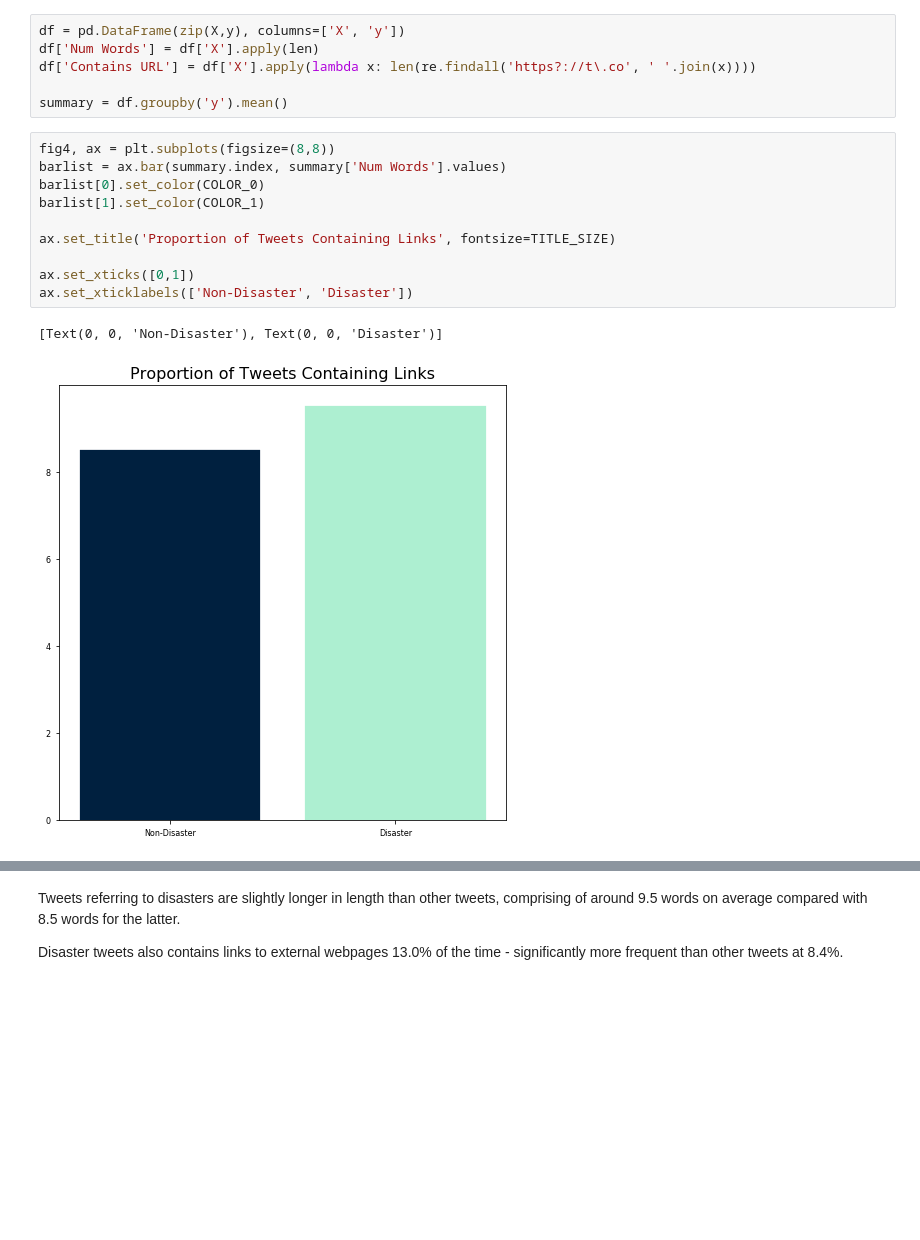
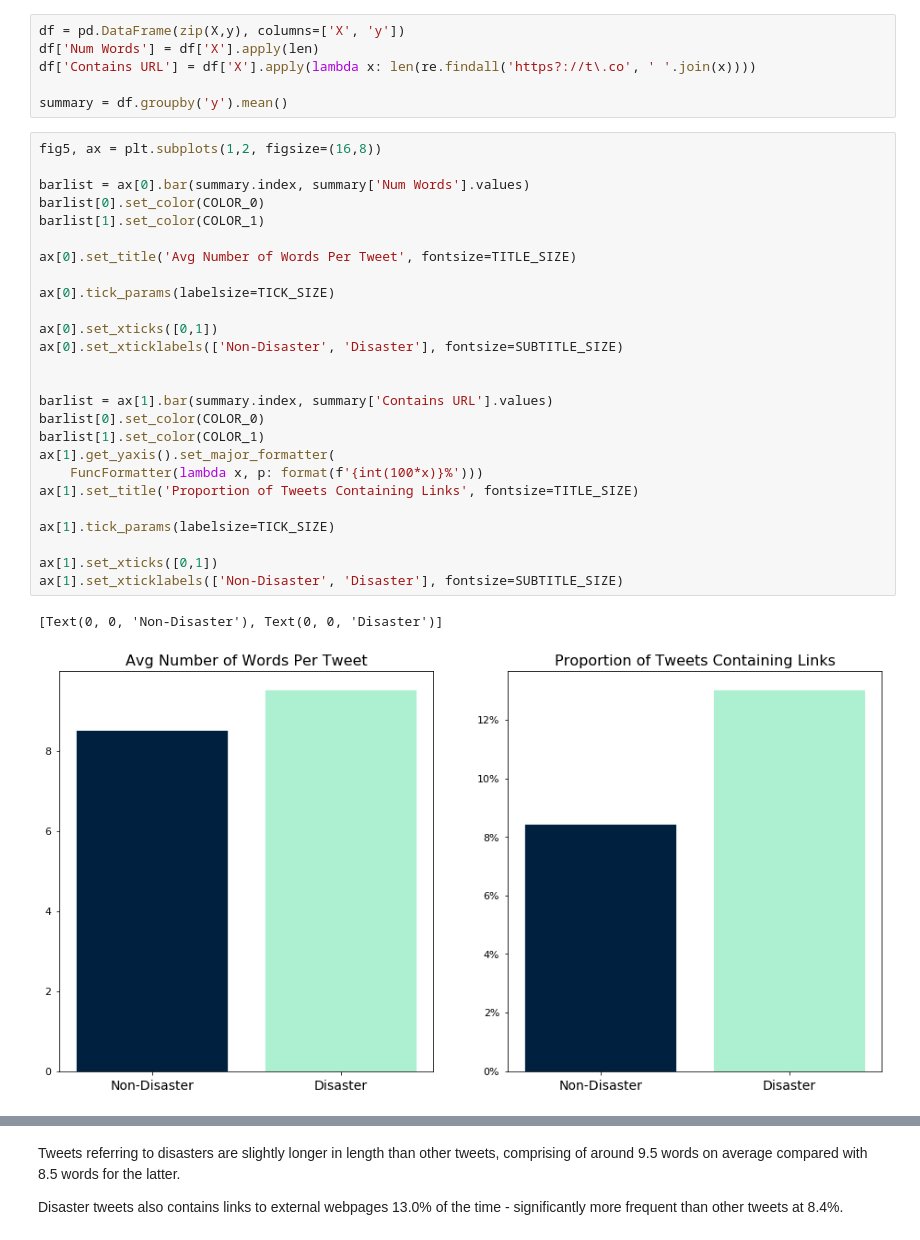
Before and after one commit to vegarab/aml-twitter-fakeornot, a Jupyter notebook: Notebooks/quantitative-stats.ipynb, the cells around one changed output, grey strips where cells are left out. Drawn from its saved outputs; the diff is of its cells as text; blank space fills up the shorter version.

```diff
--- a/Notebooks/quantitative-stats.ipynb
+++ b/Notebooks/quantitative-stats.ipynb
@@ -130,15 +136,31 @@ df['Contains URL'] = df['X'].apply(lambda x: len(re.findall('https?://t\.co', '
 
 summary = df.groupby('y').mean()
 # %%
-fig4, ax = plt.subplots(figsize=(8,8))
-barlist = ax.bar(summary.index, summary['Num Words'].values)
+fig5, ax = plt.subplots(1,2, figsize=(16,8))
+
+barlist = ax[0].bar(summary.index, summary['Num Words'].values)
 barlist[0].set_color(COLOR_0)
 barlist[1].set_color(COLOR_1)
 
-ax.set_title('Proportion of Tweets Containing Links', fontsize=TITLE_SIZE)
+ax[0].set_title('Avg Number of Words Per Tweet', fontsize=TITLE_SIZE)
 
-ax.set_xticks([0,1])
-ax.set_xticklabels(['Non-Disaster', 'Disaster'])
+ax[0].tick_params(labelsize=TICK_SIZE)
+
+ax[0].set_xticks([0,1])
+ax[0].set_xticklabels(['Non-Disaster', 'Disaster'], fontsize=SUBTITLE_SIZE)
+
+
+barlist = ax[1].bar(summary.index, summary['Contains URL'].values)
+barlist[0].set_color(COLOR_0)
+barlist[1].set_color(COLOR_1)
+ax[1].get_yaxis().set_major_formatter(
+    FuncFormatter(lambda x, p: format(f'{int(100*x)}%')))
+ax[1].set_title('Proportion of Tweets Containing Links', fontsize=TITLE_SIZE)
+
+ax[1].tick_params(labelsize=TICK_SIZE)
+
+ax[1].set_xticks([0,1])
+ax[1].set_xticklabels(['Non-Disaster', 'Disaster'], fontsize=SUBTITLE_SIZE)
 # %% [output]
 [Text(0, 0, 'Non-Disaster'), Text(0, 0, 'Disaster')]
-[figure, old version]
+[figure, new version]
```
Also changed, not shown: parts of 14 cells of this notebook, 8 other files.
